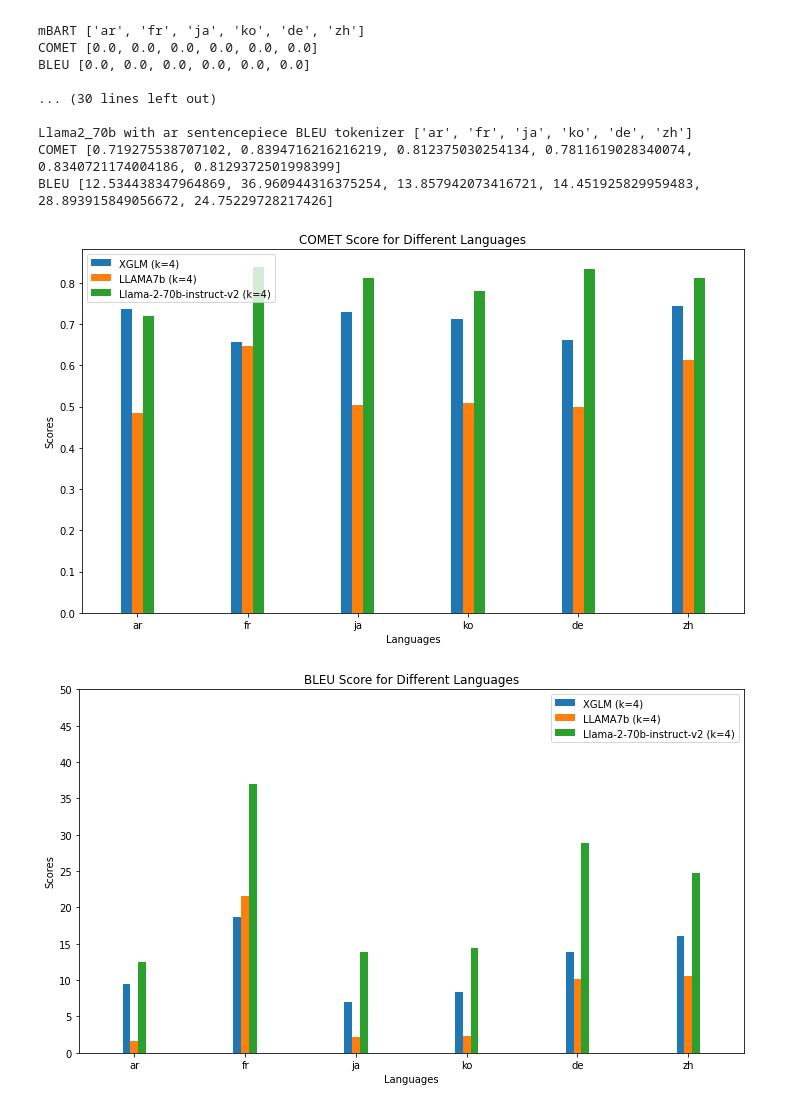
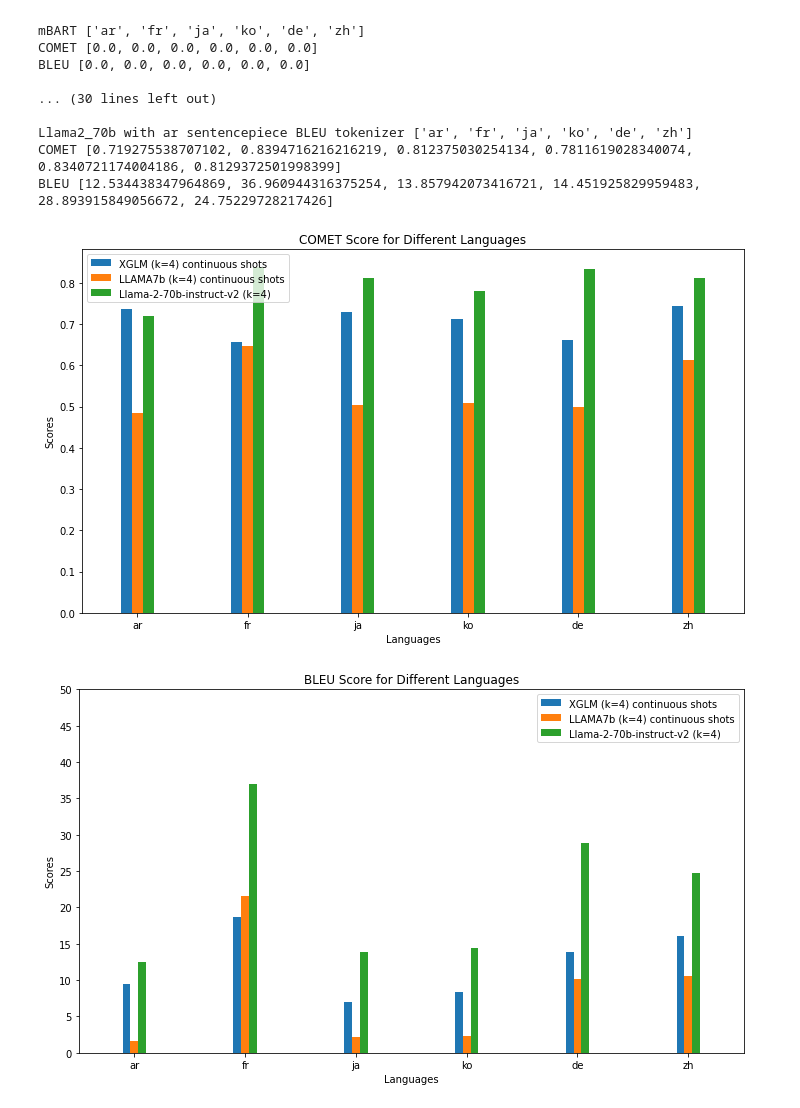
Before and after one commit to su0315/LLM_Contextual_Prompt_MT, a Jupyter notebook: notebook/result_visualization/1-1_model_comparison.ipynb, the cells around one changed output. Cells and saved outputs as stored; diff of their text form; code cells hidden in the pictures.

Commit message:
pos: llama2-instruct model conparison

```diff
--- a/notebook/result_visualization/1-1_model_comparison.ipynb
+++ b/notebook/result_visualization/1-1_model_comparison.ipynb
@@ -141,10 +141,10 @@ width = 0.1  # The width of the bars
 
 # Creating the plot
 fig, ax = plt.subplots(figsize=(10, len(lang_list)))
-rects1 = ax.bar(x - width, xglm_comet_list, width, label='XGLM (k=4)')
+rects1 = ax.bar(x - width, xglm_comet_list, width, label='XGLM (k=4) continuous shots')
 #rects2 = ax.bar(x -width*1.5, xglm_mecabko_comet_list, width, label='XGLM(MecabKo)')
 #rects3 = ax.bar(x -width*0.5, xglm_13a_comet_list, width, label='XGLM(13a)')
-rects4 = ax.bar(x, llama_comet_list, width, label='LLAMA7b (k=4)')
+rects4 = ax.bar(x, llama_comet_list, width, label='LLAMA7b (k=4) continuous shots')
 #rects5 = ax.bar(x +width*1.5, mbart_comet_list, width, label='mBART')
 rects6 = ax.bar(x +width, llama2_70b_comet_list, width, label='Llama-2-70b-instruct-v2 (k=4)')
 # mBART ko/zh tokenizer models
@@ -164,7 +164,7 @@ ax.set_xlim(-0.5, len(lang_list) - 0.5)
 plt.tight_layout()
 plt.show()
 # %% [output]
-[figure, old version]
+[figure, new version]
 # %%
 # Generating positions for the bars
 x = np.arange(len(lang_list))  # The label locations
@@ -173,41 +173,41 @@ width = 0.07  # The width of the bars
 # Creating the plot
 # Creating the plot
 fig, ax = plt.subplots(figsize=(10, len(lang_list)))
-rects1 = ax.bar(x - width, xglm_bleu_list, width, label='XGLM (k=4)')
-rects2 = ax.bar(x, llama_bleu_list, width, label='LLAMA7b (k=4)')
+rects1 = ax.bar(x - width, xglm_bleu_list, width, label='XGLM (k=4) continuous shots')
+rects2 = ax.bar(x, llama_bleu_list, width, label='LLAMA7b (k=4) continuous shots')
 #rects3 = ax.bar(x-width*2.5 , mbart_bleu_list, width, label='mBART')
 
 #rects4 = ax.bar(x -width*1.5, llama_mecabko_bleu_list, width, label='Llama-MecabKo')
 #rects5 = ax.bar(x -width*0.5, xglm_mecabko_bleu_list, width, label='XGLM-MecabKo')
 #rects6 = ax.bar(x , mbart_mecabko_bleu_list, width, label='mbart-MecabKo')
 
 #rects7 = ax.bar(x +width*0.5, xglm_13a_bleu_list, width, label='XGLM-13a')
 #rects8 = ax.bar(x +width*1.5, mbart_13a_bleu_list, width, label='mBART-13a')
 #rects9 = ax.bar(x +width*2.5, llama_13a_bleu_list, width, label='Llama-13a')
 
 #rects10 = ax.bar(x +width*3.5, llama_sp_bleu_list, width, label='Llama-ar-sp')
 #rects11 = ax.bar(x +width*4.5, xglm_sp_bleu_list, width, label='XGLM-ar-sp')
 rects12 = ax.bar(x +width, llama2_70b_bleu_list, width, label='Llama-2-70b-instruct-v2 (k=4)')
 
 
 # Adding labels and title
 ax.set_xlabel('Languages')
 ax.set_ylabel('Scores')
 ax.set_title('BLEU Score for Different Languages')
 ax.set_xticks(x)
 ax.set_xticklabels(lang_list)
 ax.legend()
 
 # Adjust the x-axis limits for better visualization
 ax.set_xlim(-0.5, len(lang_list) - 0.5)
 
 plt.yticks(range(0, 55,5))
 
 # Displaying the plot
 plt.tight_layout()
 plt.show()
 # %% [output]
-[figure, old version]
+[figure, new version]
 # %%
 # XGLM-ar: sp is better
 # XGLM-ko:
```
